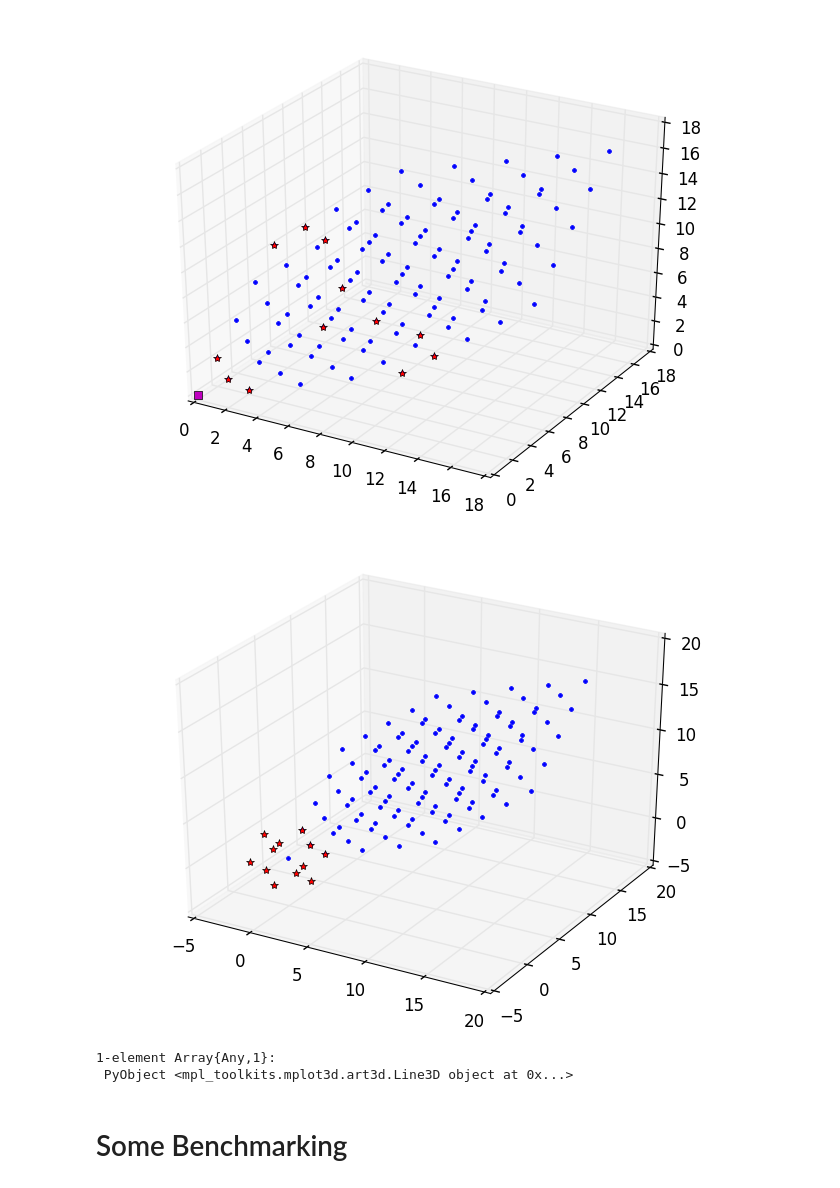
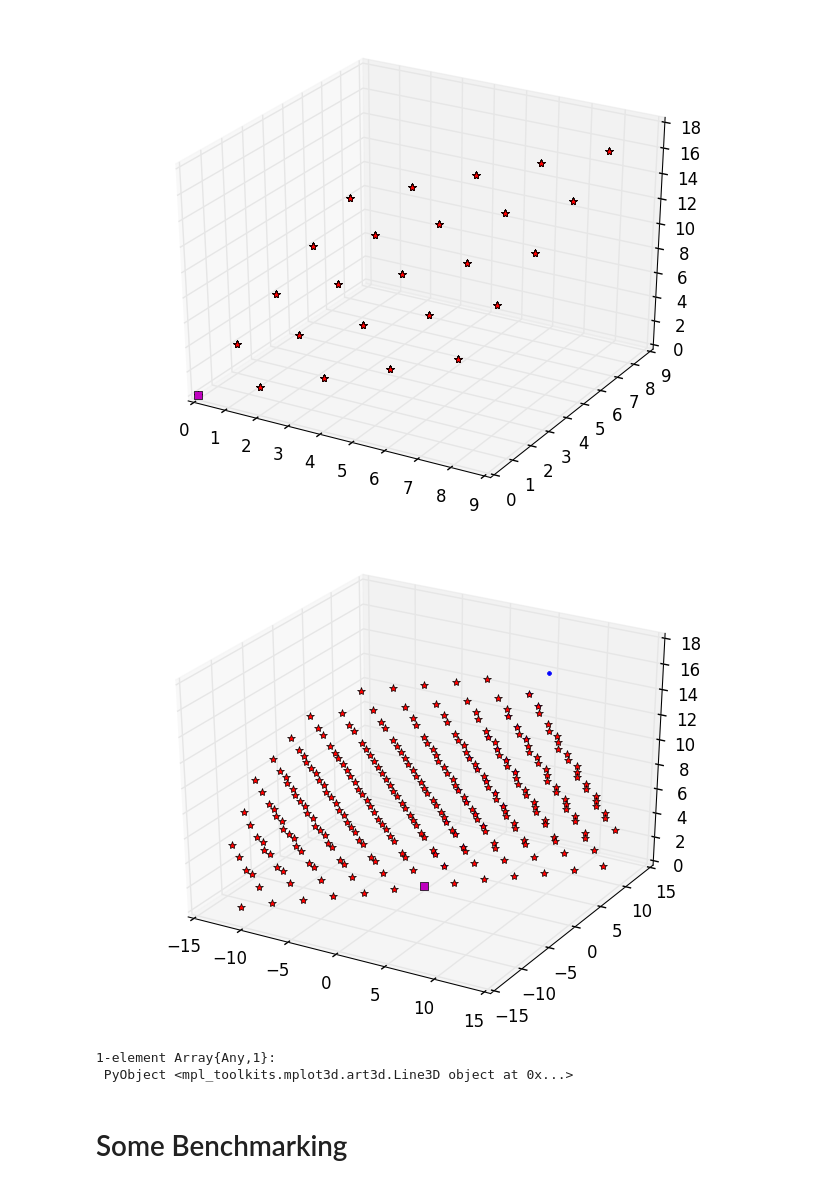
Before and after one commit to libAtoms/Atoms.jl, a Jupyter notebook: notebooks/ase-interface-CO.ipynb, the cells around one changed output. Cells and saved outputs as stored; diff of their text form; code cells hidden in the pictures.

```diff
--- a/notebooks/ase-interface-CO.ipynb
+++ b/notebooks/ase-interface-CO.ipynb
@@ -5,7 +5,9 @@ using PyPlot
 using PyCall
 # %%
 at = bulk("Al")
-at = repeat(at, (5, 5, 5))
-X = get_positions(at)
-nlist = ASENeighborList(at, 3.1)
+at = repeat(at, (5, 5, 1))
+set_pbc!(at, [false, false, true])
+print(at)
+X = positions(at)
+nlist = ASENeighborList(at, 18.1)
 # %% [output]
@@ -13,19 +17,20 @@ ASE.ASENeighborList(PyObject <ase.calculators.neighborlist.NeighborList instance
 # %%
 
 figure(1)
 I, _ = get_neighbors(1, nlist)
 plot3D(X[1,:][:], X[2,:][:], X[3,:][:], "b.")
 plot3D(X[1,I][:], X[2,I][:], X[3,I][:], "r*")
 plot3D([X[1,1];], [X[2,1];], [X[3,1];], "ms")
 
 figure(2)
 I, _, r = neighbors(1, nlist, at)
 plot3D(X[1,:][:], X[2,:][:], X[3,:][:], "b.")
 r .+= X[:,1]
 plot3D(slice(r, 1,:), slice(r,2,:), slice(r,3,:), "r*")
+plot3D([X[1,1];], [X[2,1];], [X[3,1];], "ms")
 # %% [output]
-[figure, old version]
+[figure, new version]
-[figure, old version]
+[figure, new version]
 1-element Array{Any,1}:
  PyObject <mpl_toolkits.mplot3d.art3d.Line3D object at 0x...>
 # %% [markdown]
```
Also changed, not shown: parts of 1 cell of this notebook, 2 other files.
